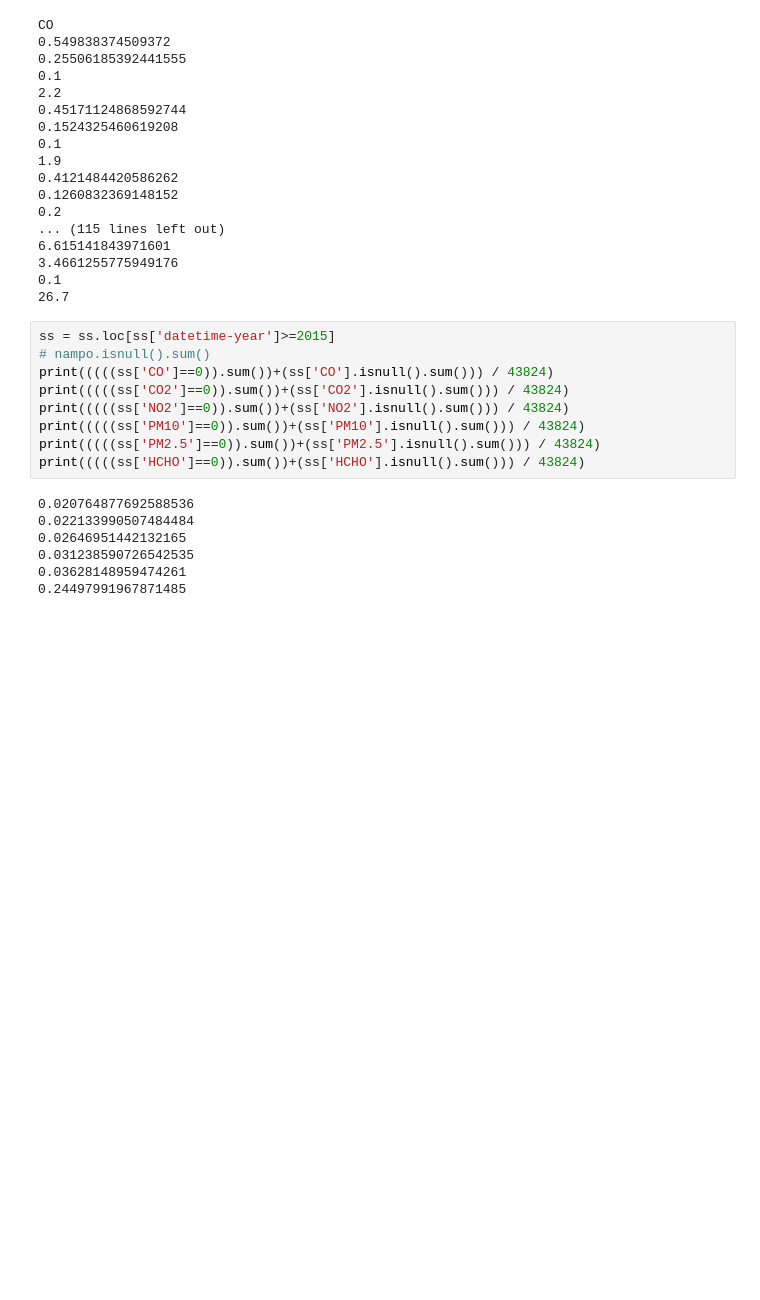
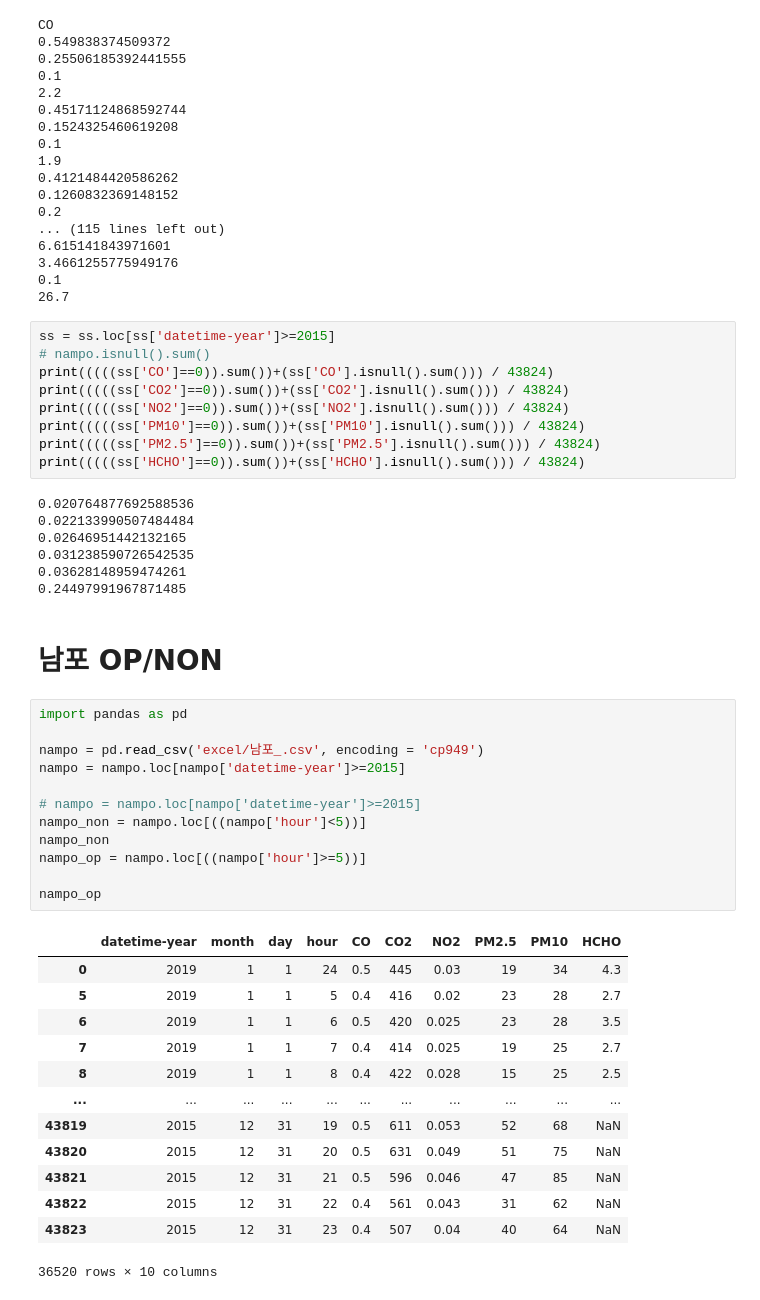
Before and after one commit to tbnsok40/Busan-aqms-subway, a Jupyter notebook: preprocessing Nampo, Sasang.ipynb, the cells around one changed output. Saved outputs shown, nothing was run; the diff lists cells and outputs as text; blank space fills up the shorter version.

Commit message:
'nampo,sasang'

```diff
--- a/preprocessing Nampo, Sasang.ipynb
+++ b/preprocessing Nampo, Sasang.ipynb
@@ -392,3 +392,31 @@ print(((((ss['HCHO']==0)).sum())+(ss['HCHO'].isnull().sum())) / 43824)
 0.031238590726542535
 0.03628148959474261
 0.24497991967871485
+# %% [markdown]
+# 남포 OP/NON
+# %%
+import pandas as pd
+
+nampo = pd.read_csv('excel/남포_.csv', encoding = 'cp949')
+nampo = nampo.loc[nampo['datetime-year']>=2015]
+
+# nampo = nampo.loc[nampo['datetime-year']>=2015]
+nampo_non = nampo.loc[((nampo['hour']<5))]
+nampo_non
+nampo_op = nampo.loc[((nampo['hour']>=5))]
+
+nampo_op
+# %% [output]
+|  | datetime-year | month | day | hour | CO | CO2 | NO2 | PM2.5 | PM10 | HCHO |
+| 0 | 2019 | 1 | 1 | 24 | 0.5 | 445 | 0.03 | 19 | 34 | 4.3 |
+| 5 | 2019 | 1 | 1 | 5 | 0.4 | 416 | 0.02 | 23 | 28 | 2.7 |
+| 6 | 2019 | 1 | 1 | 6 | 0.5 | 420 | 0.025 | 23 | 28 | 3.5 |
+| 7 | 2019 | 1 | 1 | 7 | 0.4 | 414 | 0.025 | 19 | 25 | 2.7 |
+| 8 | 2019 | 1 | 1 | 8 | 0.4 | 422 | 0.028 | 15 | 25 | 2.5 |
+| ... | ... | ... | ... | ... | ... | ... | ... | ... | ... | ... |
+| 43819 | 2015 | 12 | 31 | 19 | 0.5 | 611 | 0.053 | 52 | 68 | NaN |
+| 43820 | 2015 | 12 | 31 | 20 | 0.5 | 631 | 0.049 | 51 | 75 | NaN |
+| 43821 | 2015 | 12 | 31 | 21 | 0.5 | 596 | 0.046 | 47 | 85 | NaN |
+| 43822 | 2015 | 12 | 31 | 22 | 0.4 | 561 | 0.043 | 31 | 62 | NaN |
+| 43823 | 2015 | 12 | 31 | 23 | 0.4 | 507 | 0.04 | 40 | 64 | NaN |
+36520 rows × 10 columns
```
Also changed, not shown: parts of 5 cells of this notebook, 3 other files.
